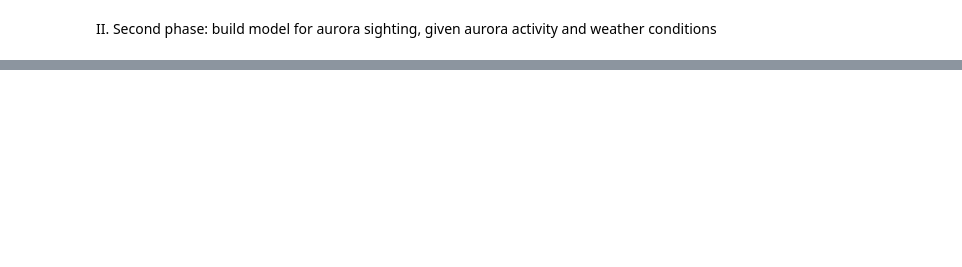
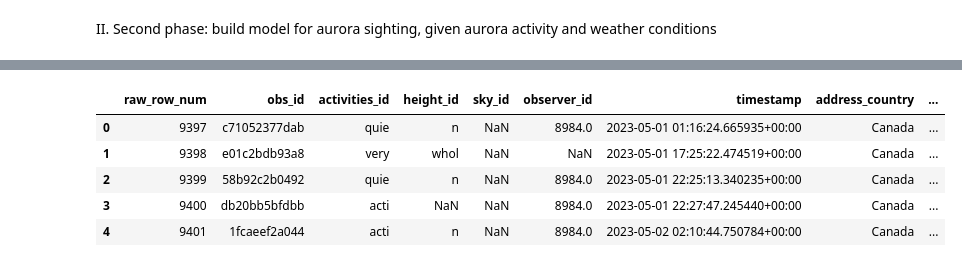
Before and after one commit to Erdos-Projects/summer26-aurora-visibility-predictions, a Jupyter notebook: modeling.ipynb, the cells around one changed output, grey strips where cells are left out. Cells and saved outputs as stored; diff of their text form; code cells hidden in the pictures; blank space fills up the shorter version.

```diff
--- a/modeling.ipynb
+++ b/modeling.ipynb
@@ -347,0 +387,10 @@ plt.show()
+# %%
+with pd.option_context('display.max_columns', None):
+    display(df_final.head())
+# %% [output]
+|  | raw_row_num | obs_id | activities_id | height_id | sky_id | observer_id | timestamp | address_country | ... |
+| 0 | 9397 | c71052377dab | quie | n | NaN | 8984.0 | 2023-05-01 01:16:24.665935+00:00 | Canada | ... |
+| 1 | 9398 | e01c2bdb93a8 | very | whol | NaN | NaN | 2023-05-01 17:25:22.474519+00:00 | Canada | ... |
+| 2 | 9399 | 58b92c2b0492 | quie | n | NaN | 8984.0 | 2023-05-01 22:25:13.340235+00:00 | Canada | ... |
+| 3 | 9400 | db20bb5bfdbb | acti | NaN | NaN | 8984.0 | 2023-05-01 22:27:47.245440+00:00 | Canada | ... |
+| 4 | 9401 | 1fcaeef2a044 | acti | n | NaN | 8984.0 | 2023-05-02 02:10:44.750784+00:00 | Canada | ... |
```
Also changed, not shown: parts of 11 cells of this notebook.
